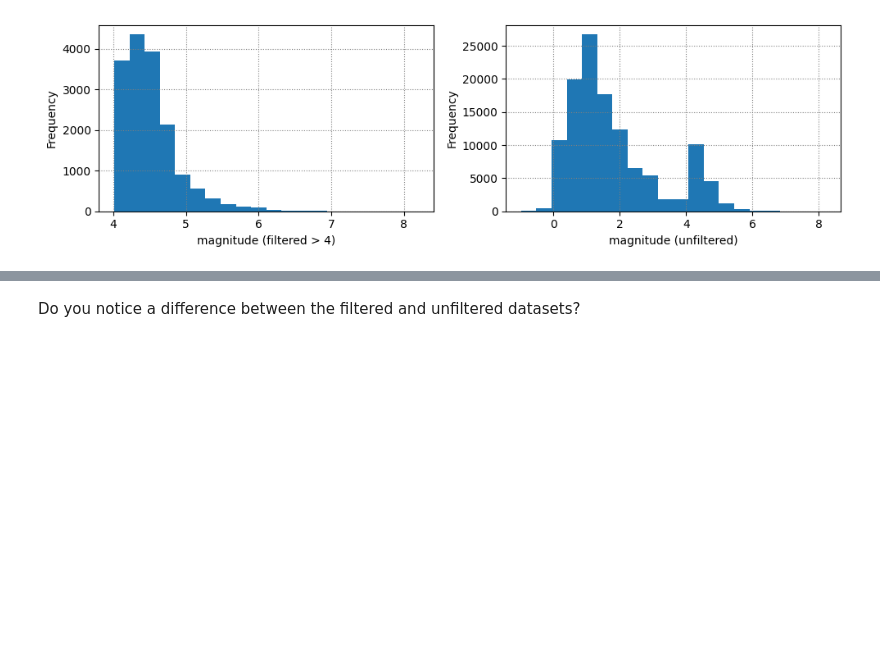
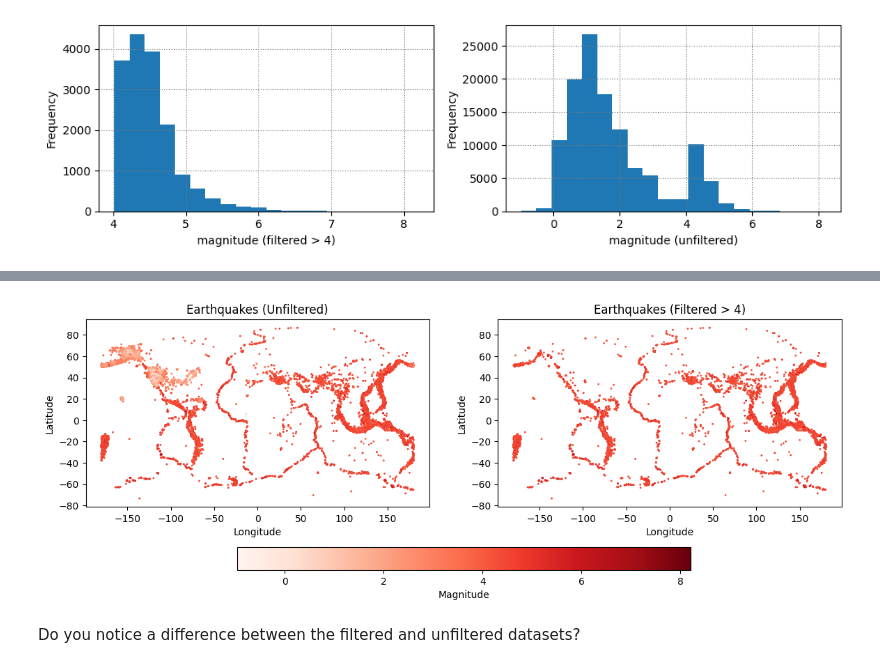
Before and after one commit to nikolaicarrion/2026_Intro_Python, a Jupyter notebook: 1.5-pandas-environmental-exercises.ipynb, the cells around one changed output, grey strips where cells are left out. Drawn from its saved outputs; the diff is of its cells as text; code cells hidden in the pictures; blank space fills up the shorter version.

```diff
--- a/1.5-pandas-environmental-exercises.ipynb
+++ b/1.5-pandas-environmental-exercises.ipynb
@@ -367,2 +365,32 @@ colour stands for the same magnitude in both panels.
+# %%
+# Make the two scatter plots
+fig, ax = plt.subplots(1, 2, figsize=(14, 5))
+
+# Filtered dataset (magnitude > 4)
+filtered_data = data[data["mag"] > 4]
+
+# Share the color range limits
+vmin = data["mag"].min()
+vmax = data["mag"].max()
+
+# Left panel: Unfiltered dataset
+sc1 = ax[0].scatter(data["longitude"], data["latitude"], c=data["mag"], cmap="Reds", s=1, vmin=vmin, vmax=vmax)
+ax[0].set_title("Earthquakes (Unfiltered)")
+ax[0].set_xlabel("Longitude")
+ax[0].set_ylabel("Latitude")
+
+# Right panel: Filtered dataset (>4 magnitude)
+sc2 = ax[1].scatter(filtered_data["longitude"], filtered_data["latitude"], c=filtered_data["mag"], cmap="Reds", s=1, vmin=vmin, vmax=vmax)
+ax[1].set_title("Earthquakes (Filtered > 4)")
+ax[1].set_xlabel("Longitude")
+ax[1].set_ylabel("Latitude")
+
+# Add a shared colorbar
+cbar = fig.colorbar(sc2, ax=ax, orientation="horizontal", pad=0.15, shrink=0.6)
+cbar.set_label("Magnitude")
+
+plt.show()
+# %% [output]
+[figure, added]
 # %% [markdown]
 Do you notice a difference between the filtered and unfiltered datasets?
```
Also changed, not shown: parts of 1 cell of this notebook.
